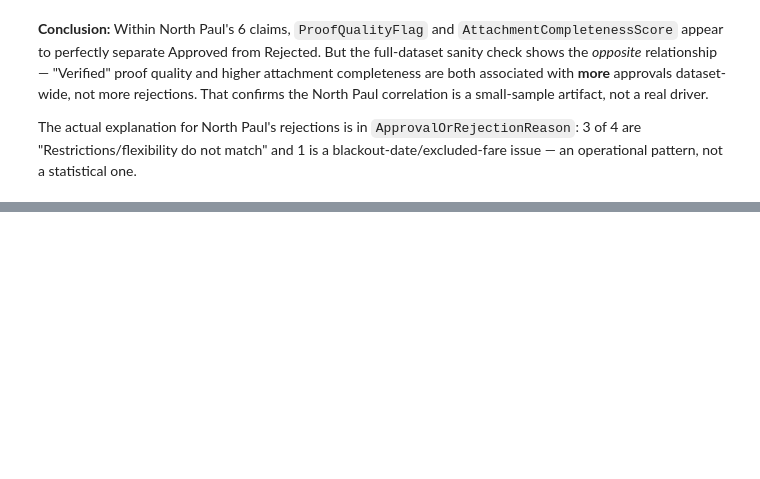
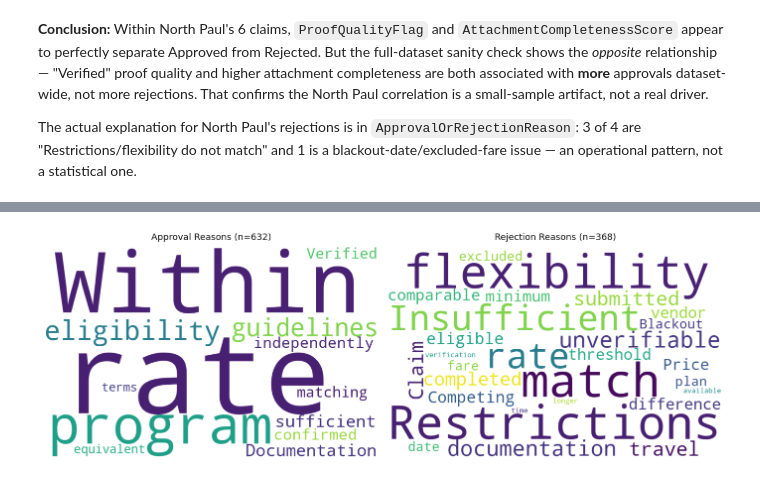
Before and after one commit to dpathak1969/PriceMatchGuarantee, a Jupyter notebook: PMG.ipynb, the cells around one changed output, grey strips where cells are left out. Saved outputs shown, nothing was run; the diff lists cells and outputs as text; code cells hidden in the pictures; blank space fills up the shorter version.

```diff
--- a/PMG.ipynb
+++ b/PMG.ipynb
@@ -213,0 +437,22 @@ The actual explanation for North Paul's rejections is in `ApprovalOrRejectionRea
+# %%
+from wordcloud import WordCloud
+
+def make_wordcloud(text_series, title, ax):
+    """Render a word cloud for a pandas Series of text onto a given matplotlib axis."""
+    text = " ".join(text_series.dropna().astype(str))
+    wc = WordCloud(width=800, height=500, background_color='white',
+                    colormap='viridis', collocations=False, random_state=42).generate(text)
+    ax.imshow(wc, interpolation='bilinear')
+    ax.set_title(title, fontsize=13, color='#0b0b0b', pad=10)
+    ax.axis('off')
+
+approved_reasons = df.loc[df['IsApproved'] == 'Yes', 'ApprovalOrRejectionReason']
+rejected_reasons = df.loc[df['IsApproved'] == 'No', 'ApprovalOrRejectionReason']
+
+fig, axes = plt.subplots(1, 2, figsize=(14, 6))
+make_wordcloud(approved_reasons, f'Approval Reasons (n={approved_reasons.notna().sum()})', axes[0])
+make_wordcloud(rejected_reasons, f'Rejection Reasons (n={rejected_reasons.notna().sum()})', axes[1])
+plt.tight_layout()
+plt.show()
+# %% [output]
+[figure, added]
```
Also changed, not shown: parts of 48 cells of this notebook, 1 other file.
